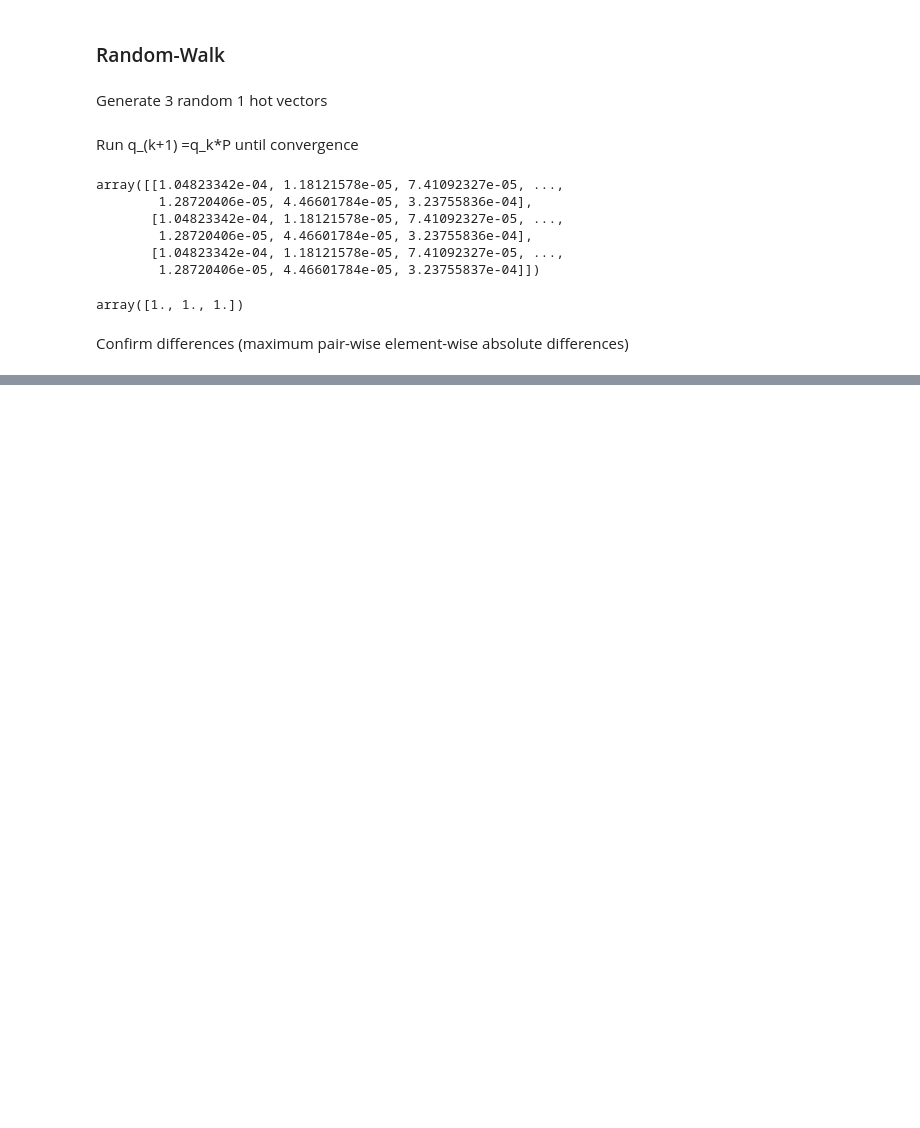
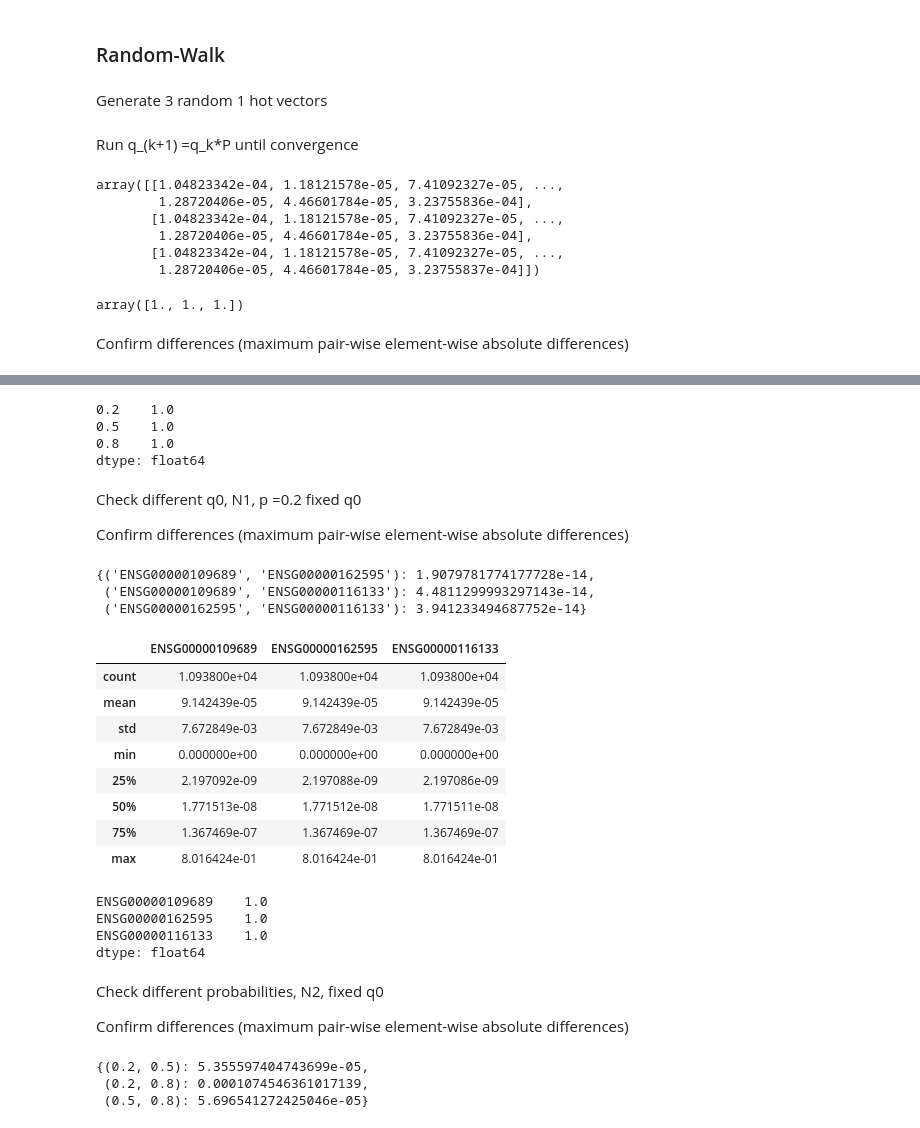
Before and after one commit to williamrobotma/ECSE-556-HW2, a Jupyter notebook: HW2.ipynb, the cells around one changed output, grey strips where cells are left out. Saved outputs shown, nothing was run; the diff lists cells and outputs as text; code cells hidden in the pictures; blank space fills up the shorter version.

```diff
--- a/HW2.ipynb
+++ b/HW2.ipynb
@@ -187,0 +290,7 @@ np.absolute(qs[0] - qs[1]).max(), np.absolute(qs[0] - qs[2]).max(), np.absolute(
+# %%
+df_vary_p.sum()
+# %% [output]
+0.2    1.0
+0.5    1.0
+0.8    1.0
+dtype: float64
@@ -187,0 +299,31 @@ np.absolute(qs[0] - qs[1]).max(), np.absolute(qs[0] - qs[2]).max(), np.absolute(
+# %% [markdown]
+Check different q0, N1, p =0.2 fixed q0
+
+Confirm differences (maximum pair-wise element-wise absolute differences)
+# %%
+element_wise_diffs(qs_n[0,0,:], avg_diff, keys=[nodes[one] for one in ones])
+# %% [output]
+{('ENSG00000109689', 'ENSG00000162595'): 1.9079781774177728e-14,
+ ('ENSG00000109689', 'ENSG00000116133'): 4.4811299993297143e-14,
+ ('ENSG00000162595', 'ENSG00000116133'): 3.941233494687752e-14}
+# %%
+df_vary_q = pd.DataFrame(qs_n[0,0,:].T, columns=[nodes[one] for one in ones], index=nodes)
+df_vary_q.index.name = 'genes|q0'
+df_vary_q.describe()
+# %% [output]
+|  | ENSG00000109689 | ENSG00000162595 | ENSG00000116133 |
+| count | 1.093800e+04 | 1.093800e+04 | 1.093800e+04 |
+| mean | 9.142439e-05 | 9.142439e-05 | 9.142439e-05 |
+| std | 7.672849e-03 | 7.672849e-03 | 7.672849e-03 |
+| min | 0.000000e+00 | 0.000000e+00 | 0.000000e+00 |
+| 25% | 2.197092e-09 | 2.197088e-09 | 2.197086e-09 |
+| 50% | 1.771513e-08 | 1.771512e-08 | 1.771511e-08 |
+| 75% | 1.367469e-07 | 1.367469e-07 | 1.367469e-07 |
+| max | 8.016424e-01 | 8.016424e-01 | 8.016424e-01 |
+# %%
+df_vary_q.sum()
+# %% [output]
+ENSG00000109689    1.0
+ENSG00000162595    1.0
+ENSG00000116133    1.0
+dtype: float64
@@ -187,0 +332,10 @@ np.absolute(qs[0] - qs[1]).max(), np.absolute(qs[0] - qs[2]).max(), np.absolute(
+# %% [markdown]
+Check different probabilities, N2, fixed q0
+
+Confirm differences (maximum pair-wise element-wise absolute differences)
+# %%
+element_wise_diffs(qs_n[1,:,0], avg_diff, keys=p)
+# %% [output]
+{(0.2, 0.5): 5.355597404743699e-05,
+ (0.2, 0.8): 0.0001074546361017139,
+ (0.5, 0.8): 5.696541272425046e-05}
```
Also changed, not shown: parts of 26 cells of this notebook.
